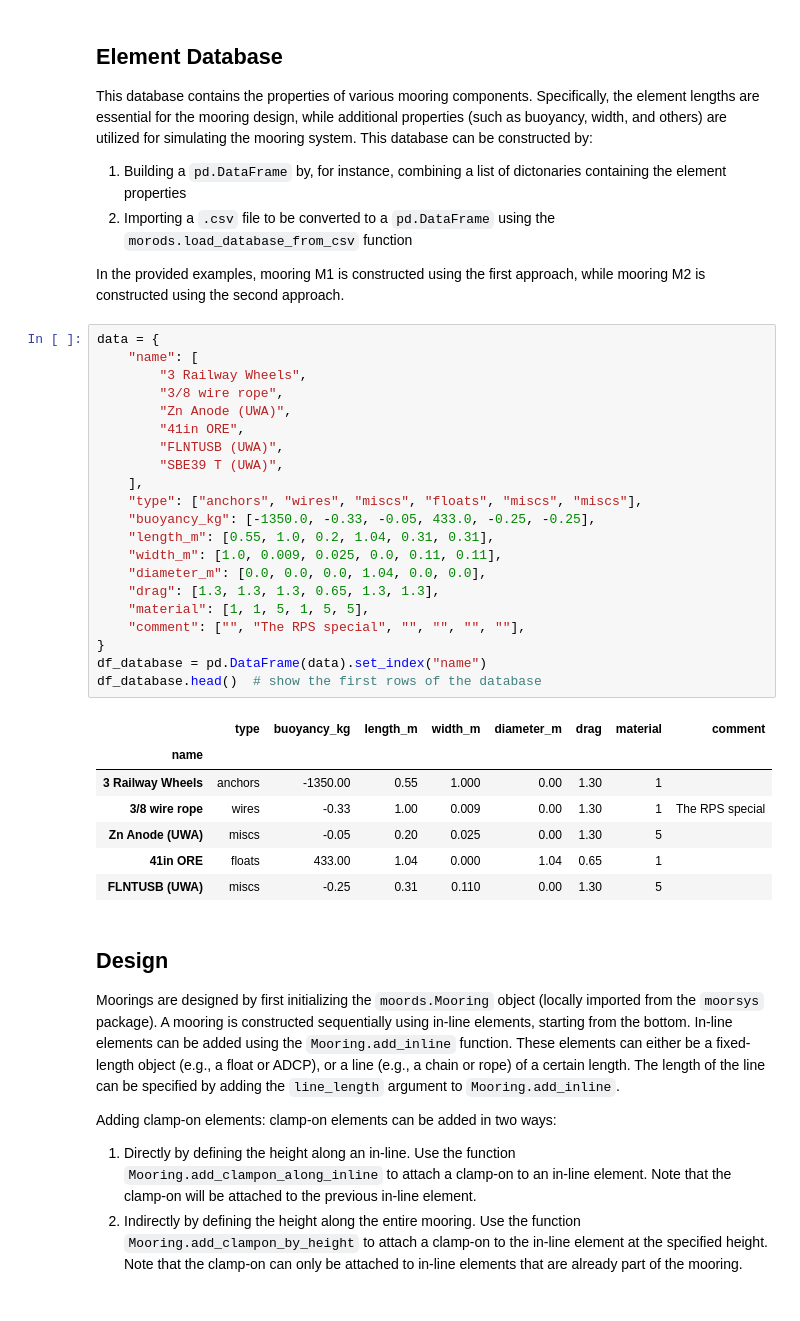
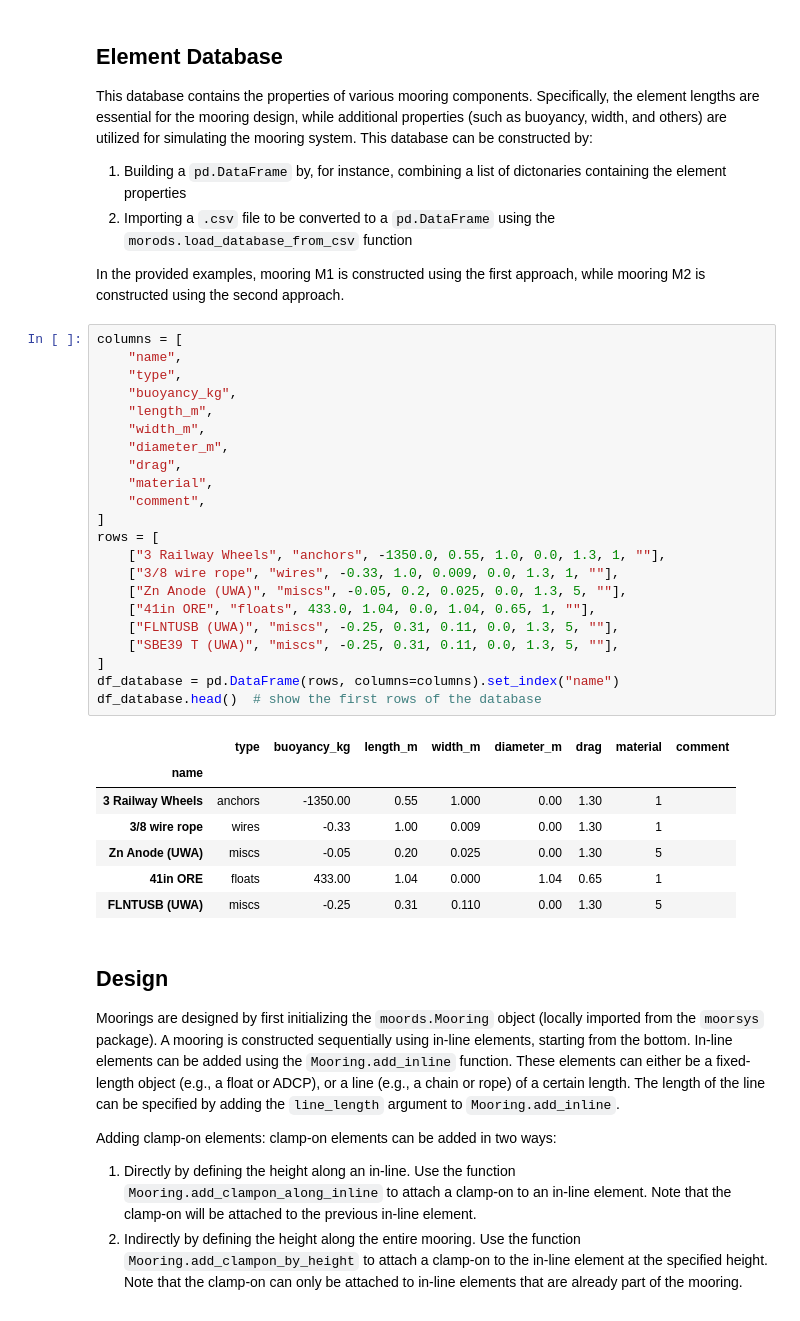
Before and after one commit to rdkreij/moords, a Jupyter notebook: notebooks/design_example.ipynb, the cells around one changed output. Drawn from its saved outputs; the diff is of its cells as text.

```diff
--- a/notebooks/design_example.ipynb
+++ b/notebooks/design_example.ipynb
@@ -35,35 +35,36 @@ This database contains the properties of various mooring components. Specificall
 2. Importing a `.csv` file to be converted to a `pd.DataFrame` using the `morods.load_database_from_csv` function
 
 In the provided examples, mooring M1 is constructed using the first approach, while mooring M2 is constructed using the second approach.
-# %%
-data = {
-    "name": [
-        "3 Railway Wheels",
-        "3/8 wire rope",
-        "Zn Anode (UWA)",
-        "41in ORE",
-        "FLNTUSB (UWA)",
-        "SBE39 T (UWA)",
-    ],
-    "type": ["anchors", "wires", "miscs", "floats", "miscs", "miscs"],
-    "buoyancy_kg": [-1350.0, -0.33, -0.05, 433.0, -0.25, -0.25],
-    "length_m": [0.55, 1.0, 0.2, 1.04, 0.31, 0.31],
-    "width_m": [1.0, 0.009, 0.025, 0.0, 0.11, 0.11],
-    "diameter_m": [0.0, 0.0, 0.0, 1.04, 0.0, 0.0],
-    "drag": [1.3, 1.3, 1.3, 0.65, 1.3, 1.3],
-    "material": [1, 1, 5, 1, 5, 5],
-    "comment": ["", "The RPS special", "", "", "", ""],
-}
-df_database = pd.DataFrame(data).set_index("name")
-df_database.head()  # show the first rows of the database
-# %% [output]
-|  | type | buoyancy_kg | length_m | width_m | diameter_m | drag | material | comment |
-| name |  |  |  |  |  |  |  |  |
-| 3 Railway Wheels | anchors | -1350.00 | 0.55 | 1.000 | 0.00 | 1.30 | 1 |  |
-| 3/8 wire rope | wires | -0.33 | 1.00 | 0.009 | 0.00 | 1.30 | 1 | The RPS special |
-| Zn Anode (UWA) | miscs | -0.05 | 0.20 | 0.025 | 0.00 | 1.30 | 5 |  |
-| 41in ORE | floats | 433.00 | 1.04 | 0.000 | 1.04 | 0.65 | 1 |  |
-| FLNTUSB (UWA) | miscs | -0.25 | 0.31 | 0.110 | 0.00 | 1.30 | 5 |  |
+# %%
+columns = [
+    "name",
+    "type",
+    "buoyancy_kg",
+    "length_m",
+    "width_m",
+    "diameter_m",
+    "drag",
+    "material",
+    "comment",
+]
+rows = [
+    ["3 Railway Wheels", "anchors", -1350.0, 0.55, 1.0, 0.0, 1.3, 1, ""],
+    ["3/8 wire rope", "wires", -0.33, 1.0, 0.009, 0.0, 1.3, 1, ""],
+    ["Zn Anode (UWA)", "miscs", -0.05, 0.2, 0.025, 0.0, 1.3, 5, ""],
+    ["41in ORE", "floats", 433.0, 1.04, 0.0, 1.04, 0.65, 1, ""],
+    ["FLNTUSB (UWA)", "miscs", -0.25, 0.31, 0.11, 0.0, 1.3, 5, ""],
+    ["SBE39 T (UWA)", "miscs", -0.25, 0.31, 0.11, 0.0, 1.3, 5, ""],
+]
+df_database = pd.DataFrame(rows, columns=columns).set_index("name")
+df_database.head()  # show the first rows of the database
+# %% [output]
+|  | type | buoyancy_kg | length_m | width_m | diameter_m | drag | material | comment |
+| name |  |  |  |  |  |  |  |  |
+| 3 Railway Wheels | anchors | -1350.00 | 0.55 | 1.000 | 0.00 | 1.30 | 1 |  |
+| 3/8 wire rope | wires | -0.33 | 1.00 | 0.009 | 0.00 | 1.30 | 1 |  |
+| Zn Anode (UWA) | miscs | -0.05 | 0.20 | 0.025 | 0.00 | 1.30 | 5 |  |
+| 41in ORE | floats | 433.00 | 1.04 | 0.000 | 1.04 | 0.65 | 1 |  |
+| FLNTUSB (UWA) | miscs | -0.25 | 0.31 | 0.110 | 0.00 | 1.30 | 5 |  |
 # %% [markdown]
 ## Design
 
```
Also changed, not shown: 1 other file.
